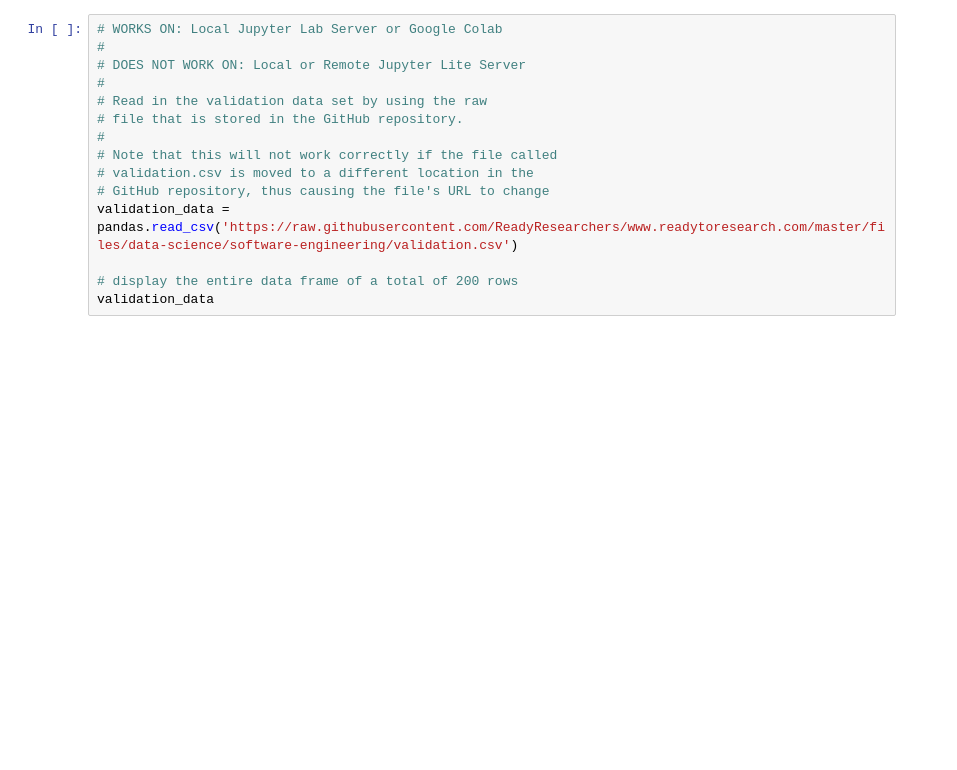
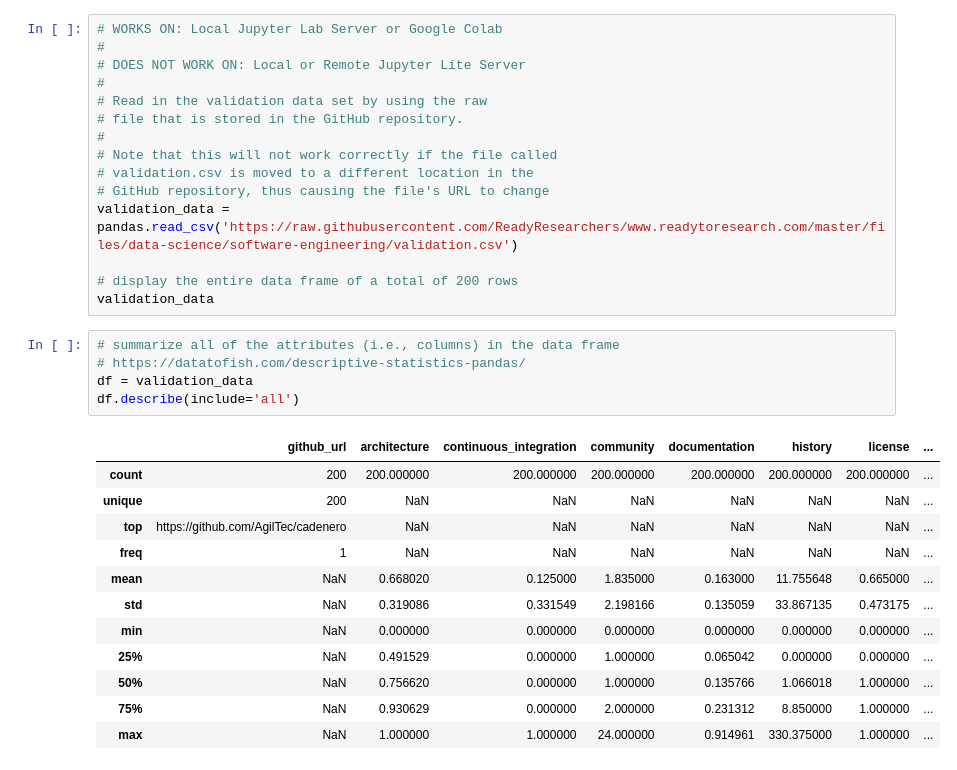
Before and after one commit to jayantxchauhan/food-production-analysis-research-paper, a Jupyter notebook: files/data-science/software-engineering/explore-github-dataset.ipynb, the cells around one changed output. Drawn from its saved outputs; the diff is of its cells as text; blank space fills up the shorter version.

```diff
--- a/files/data-science/software-engineering/explore-github-dataset.ipynb
+++ b/files/data-science/software-engineering/explore-github-dataset.ipynb
@@ -47,3 +47,21 @@ validation_data = pandas.read_csv('https://raw.githubusercontent.com/ReadyResear
 
 # display the entire data frame of a total of 200 rows
 validation_data
+# %%
+# summarize all of the attributes (i.e., columns) in the data frame
+# https://datatofish.com/descriptive-statistics-pandas/
+df = validation_data
+df.describe(include='all')
+# %% [output]
+|  | github_url | architecture | continuous_integration | community | documentation | history | license | ... |
+| count | 200 | 200.000000 | 200.000000 | 200.000000 | 200.000000 | 200.000000 | 200.000000 | ... |
+| unique | 200 | NaN | NaN | NaN | NaN | NaN | NaN | ... |
+| top | https://github.com/AgilTec/cadenero | NaN | NaN | NaN | NaN | NaN | NaN | ... |
+| freq | 1 | NaN | NaN | NaN | NaN | NaN | NaN | ... |
+| mean | NaN | 0.668020 | 0.125000 | 1.835000 | 0.163000 | 11.755648 | 0.665000 | ... |
+| std | NaN | 0.319086 | 0.331549 | 2.198166 | 0.135059 | 33.867135 | 0.473175 | ... |
+| min | NaN | 0.000000 | 0.000000 | 0.000000 | 0.000000 | 0.000000 | 0.000000 | ... |
+| 25% | NaN | 0.491529 | 0.000000 | 1.000000 | 0.065042 | 0.000000 | 0.000000 | ... |
+| 50% | NaN | 0.756620 | 0.000000 | 1.000000 | 0.135766 | 1.066018 | 1.000000 | ... |
+| 75% | NaN | 0.930629 | 0.000000 | 2.000000 | 0.231312 | 8.850000 | 1.000000 | ... |
+| max | NaN | 1.000000 | 1.000000 | 24.000000 | 0.914961 | 330.375000 | 1.000000 | ... |
```
Also changed, not shown: parts of 6 cells of this notebook, 5 other files.
